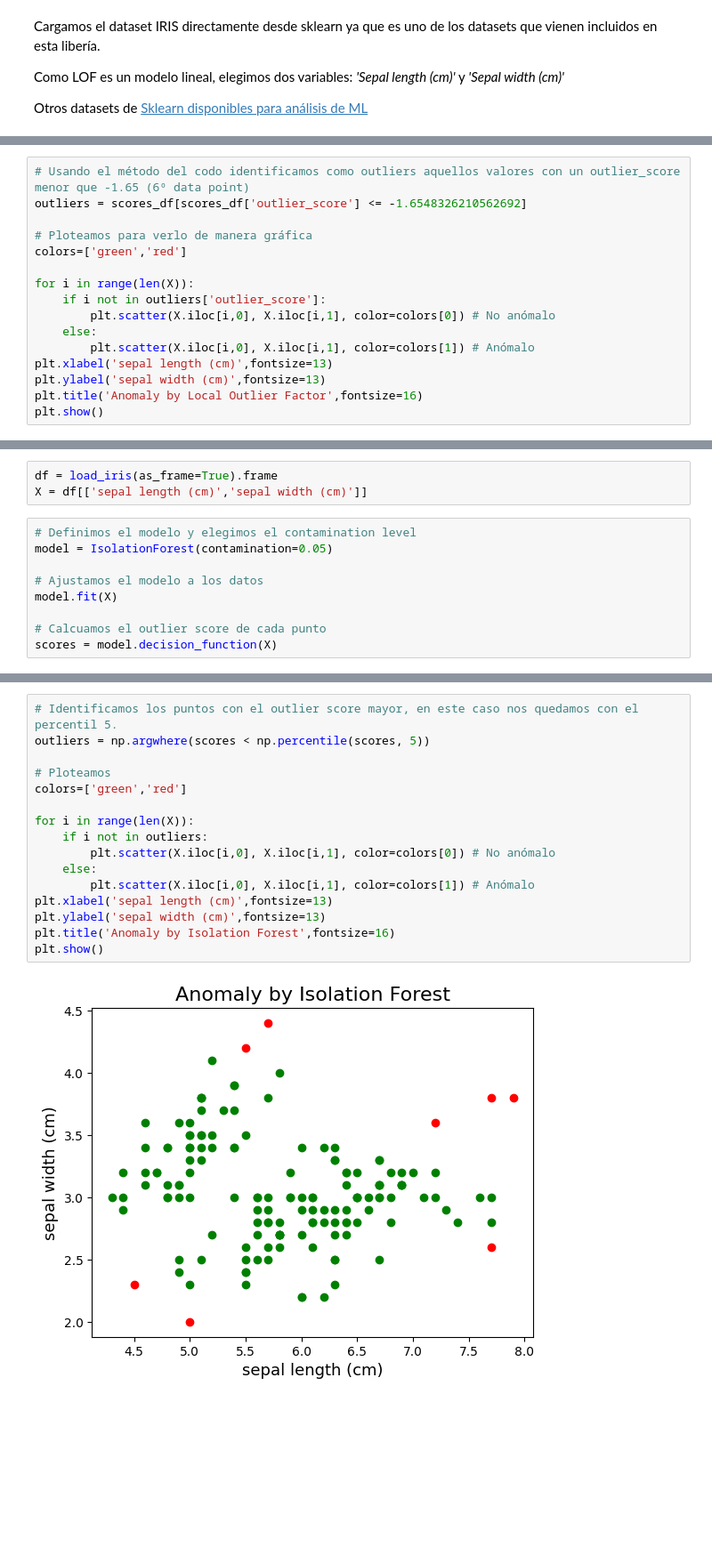
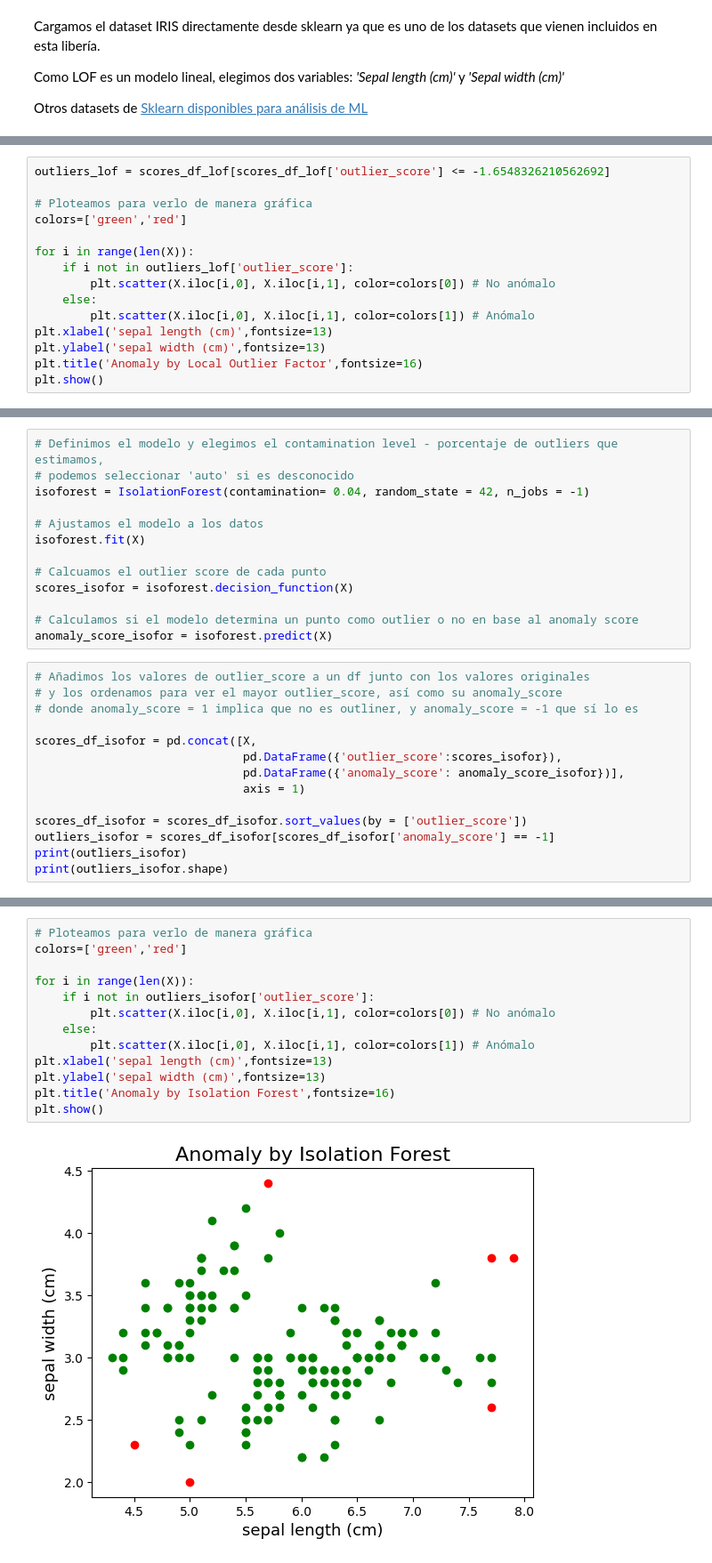
Before and after one commit to dtoralg/TheValley_MDS, a Jupyter notebook: notebooks/E2_Clustering_Jeraquico_con_IRIS.ipynb, the cells around one changed output, grey strips where cells are left out. Shown at 89% size. Drawn from its saved outputs; the diff is of its cells as text; blank space fills up the shorter version.

```diff
--- a/notebooks/E2_Clustering_Jeraquico_con_IRIS.ipynb
+++ b/notebooks/E2_Clustering_Jeraquico_con_IRIS.ipynb
@@ -119,12 +136,11 @@ plt.show()
 # %%
-# Usando el método del codo identificamos como outliers aquellos valores con un outlier_score menor que -1.65 (6º data point)
-outliers = scores_df[scores_df['outlier_score'] <= -1.6548326210562692]
+outliers_lof = scores_df_lof[scores_df_lof['outlier_score'] <= -1.6548326210562692]
 
 # Ploteamos para verlo de manera gráfica
 colors=['green','red']
 
 for i in range(len(X)):
-    if i not in outliers['outlier_score']:
+    if i not in outliers_lof['outlier_score']:
         plt.scatter(X.iloc[i,0], X.iloc[i,1], color=colors[0]) # No anómalo
     else:
         plt.scatter(X.iloc[i,0], X.iloc[i,1], color=colors[1]) # Anómalo
@@ -153,15 +169,30 @@ import numpy as np
 import matplotlib.pyplot as plt
 from sklearn.datasets import load_iris
 from sklearn.ensemble import IsolationForest
-# %%
-df = load_iris(as_frame=True).frame
-X = df[['sepal length (cm)','sepal width (cm)']]
 # %%
-# Definimos el modelo y elegimos el contamination level
-model = IsolationForest(contamination=0.05)
+# Definimos el modelo y elegimos el contamination level - porcentaje de outliers que estimamos,
+# podemos seleccionar 'auto' si es desconocido
+isoforest = IsolationForest(contamination= 0.04, random_state = 42, n_jobs = -1)
 
 # Ajustamos el modelo a los datos
-model.fit(X)
+isoforest.fit(X)
 
 # Calcuamos el outlier score de cada punto
-scores = model.decision_function(X)
+scores_isofor = isoforest.decision_function(X)
+
+# Calculamos si el modelo determina un punto como outlier o no en base al anomaly score
+anomaly_score_isofor = isoforest.predict(X)
+# %%
+# Añadimos los valores de outlier_score a un df junto con los valores originales
+# y los ordenamos para ver el mayor outlier_score, así como su anomaly_score
+# donde anomaly_score = 1 implica que no es outliner, y anomaly_score = -1 que sí lo es
+
+scores_df_isofor = pd.concat([X,
+                              pd.DataFrame({'outlier_score':scores_isofor}),
+                              pd.DataFrame({'anomaly_score': anomaly_score_isofor})],
+                              axis = 1)
+
+scores_df_isofor = scores_df_isofor.sort_values(by = ['outlier_score'])
+outliers_isofor = scores_df_isofor[scores_df_isofor['anomaly_score'] == -1]
+print(outliers_isofor)
+print(outliers_isofor.shape)
@@ -168,18 +215,15 @@ scores = model.decision_function(X)
 # %%
-# Identificamos los puntos con el outlier score mayor, en este caso nos quedamos con el percentil 5.
-outliers = np.argwhere(scores < np.percentile(scores, 5))
-
-# Ploteamos
+# Ploteamos para verlo de manera gráfica
 colors=['green','red']
 
 for i in range(len(X)):
-    if i not in outliers:
+    if i not in outliers_isofor['outlier_score']:
         plt.scatter(X.iloc[i,0], X.iloc[i,1], color=colors[0]) # No anómalo
     else:
         plt.scatter(X.iloc[i,0], X.iloc[i,1], color=colors[1]) # Anómalo
 plt.xlabel('sepal length (cm)',fontsize=13)
 plt.ylabel('sepal width (cm)',fontsize=13)
 plt.title('Anomaly by Isolation Forest',fontsize=16)
 plt.show()
 # %% [output]
-[figure, old version]
+[figure, new version]
```
Also changed, not shown: parts of 19 cells of this notebook.
